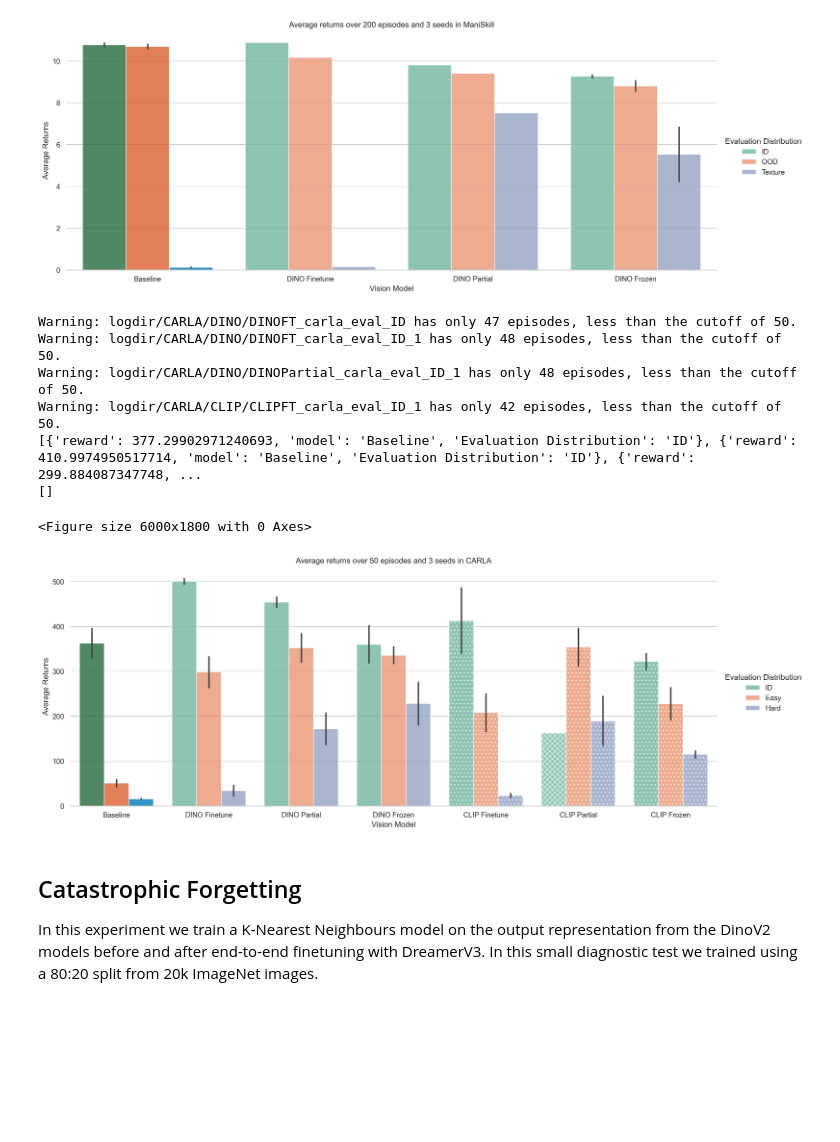
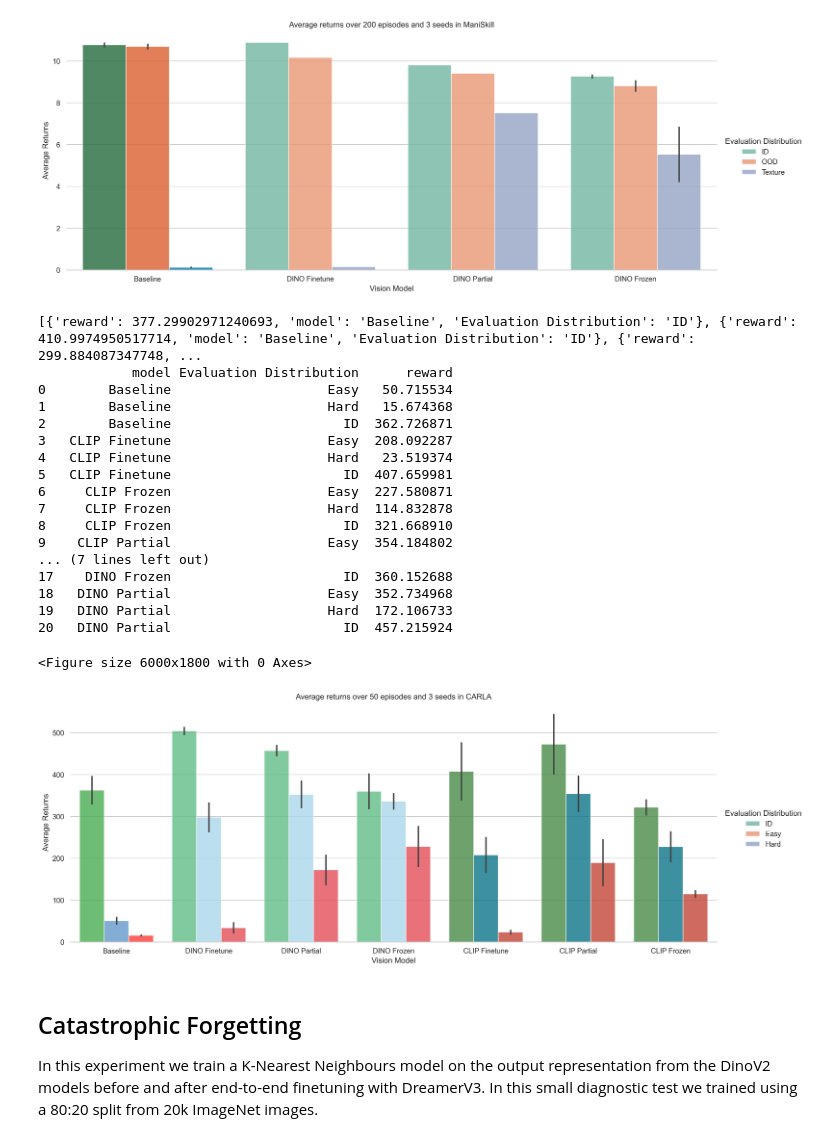
Before and after one commit to JottScones/PVMs-with-DreamerV3, a Jupyter notebook: plot_eval_results.ipynb, the cells around one changed output. Drawn from its saved outputs; the diff is of its cells as text; code cells hidden in the pictures; blank space fills up the shorter version.

Commit message:
all carla

```diff
--- a/plot_eval_results.ipynb
+++ b/plot_eval_results.ipynb
@@ -112,17 +113,27 @@ def plot_carla(files_labels=[], output=None):
     ax = g.ax  # grab the single Axes
     n_models = df['model'].nunique()
 
-    baseline_rgb = [(36, 107, 60), (220, 95, 46), (0, 122, 184)]
+    baseline_rgb = [(74, 173, 82), (102, 153, 204), (255, 60, 56)]
+    dino_rgb = [(98, 188, 134), (172, 215, 236), (228, 78, 88)]
+    clip_rgb = [(72, 139, 73), (12, 116, 137), (196, 69, 54)]
     for i, bar in enumerate(ax.patches):
-        if i % n_models == 0 and len(baseline_rgb):
+        j = math.floor(i / n_models)
+        if j >= len(baseline_rgb):
+            continue
+
+        if i % n_models == 0:
             orig = bar.get_facecolor()
-            bar.set_facecolor((*(v/255.0 for  v in baseline_rgb.pop(0)), orig[3]))
+            bar.set_facecolor((*(v/255.0 for  v in baseline_rgb[j]), orig[3]))
 
         elif i % n_models > 3:
-            if i == 5:
-                bar.set_hatch('xxx')
-            else:
-                bar.set_hatch('..')
+            orig = bar.get_facecolor()
+            bar.set_facecolor((*(v/255.0 for  v in clip_rgb[j]), orig[3]))
+
+        else:
+            orig = bar.get_facecolor()
+            bar.set_facecolor((*(v/255.0 for  v in dino_rgb[j]), orig[3]))
+
+
 
     plt.xlabel("Vision Model")
     plt.ylabel("Average Returns")
@@ -131,7 +142,9 @@ def plot_carla(files_labels=[], output=None):
     if output:
         plt.savefig(output, dpi=300)
         print(f"Saved figure → {output}")
-    print(list(zip(labels, bars, hue)))
+
+    average_rewards = df.groupby(['model', 'Evaluation Distribution'])['reward'].mean().reset_index()
+    print(average_rewards)
 # %%
 plot_maniskill(
     files_labels=[
@@ -276,10 +289,9 @@ plot_carla(
         ("logdir/CARLA/CLIP/CLIPFT_carla_eval_hard_low_light_2", "CLIP Finetune Hard"),
 
         # ------- CLIP Partial -------
-        ("logdir/CARLA/CLIP/CLIPPartial_carla_eval_soft_noisy_low_light", "CLIP Partial ID"),
-        # ("logdir/CARLA/CLIP/CLIPPartial_carla_eval_ID", "CLIP Partial ID"),
-        # ("logdir/CARLA/CLIP/CLIPPartial_carla_eval_ID_1", "CLIP Partial ID"),
-        # ("logdir/CARLA/CLIP/CLIPPartial_carla_eval_ID_2", "CLIP Partial ID"),
+        ("logdir/CARLA/CLIP/CLIPPartial_carla_eval_ID", "CLIP Partial ID"),
+        ("logdir/CARLA/CLIP/CLIPPartial_carla_eval_ID_1", "CLIP Partial ID"),
+        ("logdir/CARLA/CLIP/CLIPPartial_carla_eval_ID_2", "CLIP Partial ID"),
 
         ("logdir/CARLA/CLIP/CLIPPartial_carla_eval_soft_noisy_low_light", "CLIP Partial Easy"),
         ("logdir/CARLA/CLIP/CLIPPartial_carla_eval_soft_noisy_low_light_1", "CLIP Partial Easy"),
@@ -291,39 +303,50 @@ plot_carla(
         ("logdir/CARLA/CLIP/CLIPPartial_carla_eval_hard_noisy_low_light", "CLIP Partial Hard"),
         ("logdir/CARLA/CLIP/CLIPPartial_carla_eval_hard_noisy_low_light_1", "CLIP Partial Hard"),
         ("logdir/CARLA/CLIP/CLIPPartial_carla_eval_hard_noisy_low_light_2", "CLIP Partial Hard"),
         ("logdir/CARLA/CLIP/CLIPPartial_carla_eval_hard_low_light", "CLIP Partial Hard"),
         ("logdir/CARLA/CLIP/CLIPPartial_carla_eval_hard_low_light_1", "CLIP Partial Hard"),
         ("logdir/CARLA/CLIP/CLIPPartial_carla_eval_hard_low_light_2", "CLIP Partial Hard"),
 
         # ------- CLIP Frozen -------
         ("logdir/CARLA/CLIP/CLIPFreeze_carla_eval_ID", "CLIP Frozen ID"),
         ("logdir/CARLA/CLIP/CLIPFreeze_carla_eval_ID_1", "CLIP Frozen ID"),
         ("logdir/CARLA/CLIP/CLIPFreeze_carla_eval_ID_2", "CLIP Frozen ID"),
 
         ("logdir/CARLA/CLIP/CLIPFreeze_carla_eval_soft_noisy_low_light", "CLIP Frozen Easy"),
         ("logdir/CARLA/CLIP/CLIPFreeze_carla_eval_soft_noisy_low_light_1", "CLIP Frozen Easy"),
         ("logdir/CARLA/CLIP/CLIPFreeze_carla_eval_soft_noisy_low_light_2", "CLIP Frozen Easy"),
         ("logdir/CARLA/CLIP/CLIPFreeze_carla_eval_soft_high_light", "CLIP Frozen Easy"),
         ("logdir/CARLA/CLIP/CLIPFreeze_carla_eval_soft_high_light_1", "CLIP Frozen Easy"),
         ("logdir/CARLA/CLIP/CLIPFreeze_carla_eval_soft_high_light_2", "CLIP Frozen Easy"),
 
         ("logdir/CARLA/CLIP/CLIPFreeze_carla_eval_hard_noisy_low_light", "CLIP Frozen Hard"),
         ("logdir/CARLA/CLIP/CLIPFreeze_carla_eval_hard_noisy_low_light_1", "CLIP Frozen Hard"),
         ("logdir/CARLA/CLIP/CLIPFreeze_carla_eval_hard_noisy_low_light_2", "CLIP Frozen Hard"),
         ("logdir/CARLA/CLIP/CLIPFreeze_carla_eval_hard_low_light", "CLIP Frozen Hard"),
         ("logdir/CARLA/CLIP/CLIPFreeze_carla_eval_hard_low_light_1", "CLIP Frozen Hard"),
         ("logdir/CARLA/CLIP/CLIPFreeze_carla_eval_hard_low_light_2", "CLIP Frozen Hard"),
     ]
 )
 # %% [output]
-Warning: logdir/CARLA/DINO/DINOFT_carla_eval_ID has only 47 episodes, less than the cutoff of 50.
-Warning: logdir/CARLA/DINO/DINOFT_carla_eval_ID_1 has only 48 episodes, less than the cutoff of 50.
-Warning: logdir/CARLA/DINO/DINOPartial_carla_eval_ID_1 has only 48 episodes, less than the cutoff of 50.
-Warning: logdir/CARLA/CLIP/CLIPFT_carla_eval_ID_1 has only 42 episodes, less than the cutoff of 50.
 [{'reward': 377.29902971240693, 'model': 'Baseline', 'Evaluation Distribution': 'ID'}, {'reward': 410.9974950517714, 'model': 'Baseline', 'Evaluation Distribution': 'ID'}, {'reward': 299.884087347748, ...
-[]
+            model Evaluation Distribution      reward
+0        Baseline                    Easy   50.715534
+1        Baseline                    Hard   15.674368
+2        Baseline                      ID  362.726871
+3   CLIP Finetune                    Easy  208.092287
+4   CLIP Finetune                    Hard   23.519374
+5   CLIP Finetune                      ID  407.659981
+6     CLIP Frozen                    Easy  227.580871
+7     CLIP Frozen                    Hard  114.832878
+8     CLIP Frozen                      ID  321.668910
+9    CLIP Partial                    Easy  354.184802
+... (7 lines left out)
+17    DINO Frozen                      ID  360.152688
+18   DINO Partial                    Easy  352.734968
+19   DINO Partial                    Hard  172.106733
+20   DINO Partial                      ID  457.215924
 <Figure size 6000x1800 with 0 Axes>
-[figure, old version]
+[figure, new version]
 # %% [markdown]
 ## Catastrophic Forgetting
 In this experiment we train a K-Nearest Neighbours model on the output representation from the DinoV2 models before and after end-to-end finetuning with DreamerV3. In this small diagnostic test we trained using a 80:20 split from 20k ImageNet images.
```
Also changed, not shown: parts of 3 cells of this notebook.
